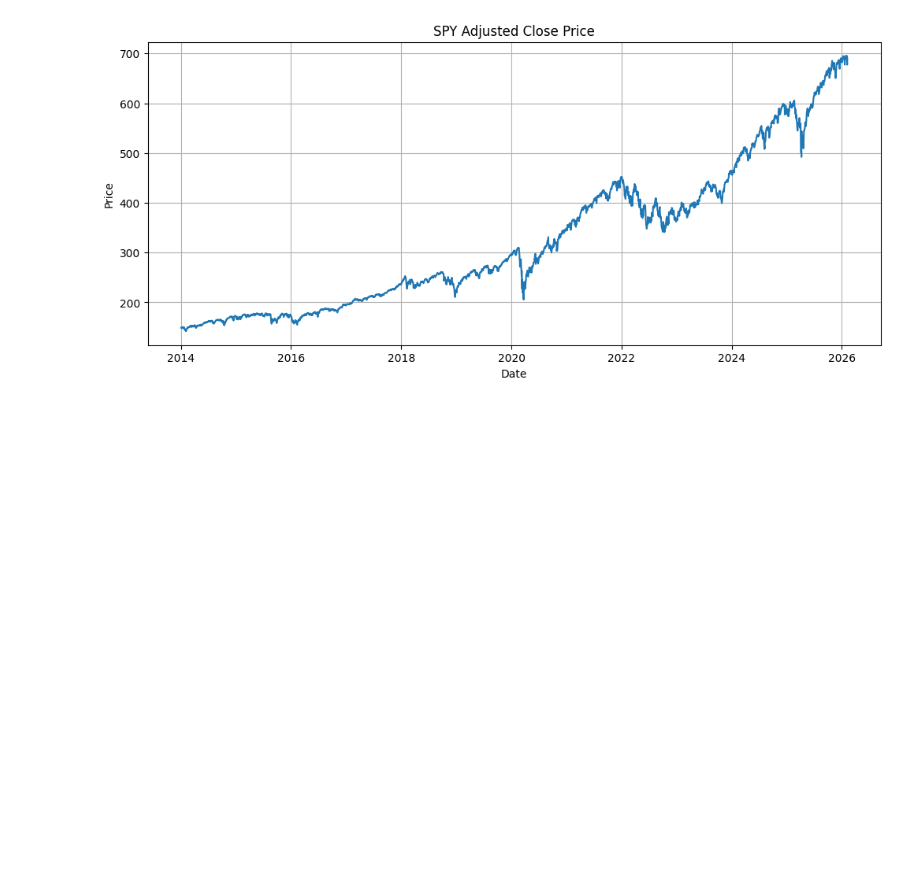
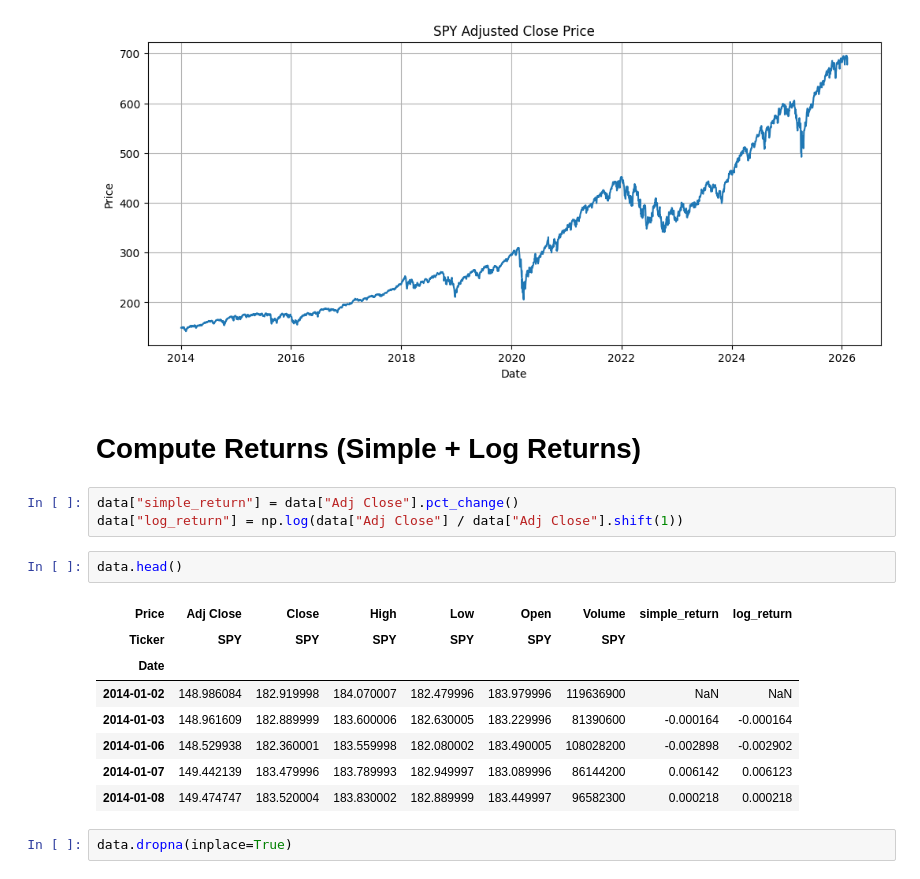
Before and after one commit to akhyear/MonteCarloRiskProject, a Jupyter notebook: notebooks/01_data_and_return_analysis.ipynb, the cells around one changed output. Cells and saved outputs as stored; diff of their text form; blank space fills up the shorter version.

Commit message:
Compute Returns (Simple + Log Returns)

```diff
--- a/notebooks/01_data_and_return_analysis.ipynb
+++ b/notebooks/01_data_and_return_analysis.ipynb
@@ -87,3 +87,21 @@ plt.grid(True)
 plt.show()
 # %% [output]
 [figure]
+# %% [markdown]
+# Compute Returns (Simple + Log Returns)
+# %%
+data["simple_return"] = data["Adj Close"].pct_change()
+data["log_return"] = np.log(data["Adj Close"] / data["Adj Close"].shift(1))
+# %%
+data.head()
+# %% [output]
+| Price | Adj Close | Close | High | Low | Open | Volume | simple_return | log_return |
+| Ticker | SPY | SPY | SPY | SPY | SPY | SPY |  |  |
+| Date |  |  |  |  |  |  |  |  |
+| 2014-01-02 | 148.986084 | 182.919998 | 184.070007 | 182.479996 | 183.979996 | 119636900 | NaN | NaN |
+| 2014-01-03 | 148.961609 | 182.889999 | 183.600006 | 182.630005 | 183.229996 | 81390600 | -0.000164 | -0.000164 |
+| 2014-01-06 | 148.529938 | 182.360001 | 183.559998 | 182.080002 | 183.490005 | 108028200 | -0.002898 | -0.002902 |
+| 2014-01-07 | 149.442139 | 183.479996 | 183.789993 | 182.949997 | 183.089996 | 86144200 | 0.006142 | 0.006123 |
+| 2014-01-08 | 149.474747 | 183.520004 | 183.830002 | 182.889999 | 183.449997 | 96582300 | 0.000218 | 0.000218 |
+# %%
+data.dropna(inplace=True)
```
Also changed, not shown: parts of 2 cells of this notebook.
